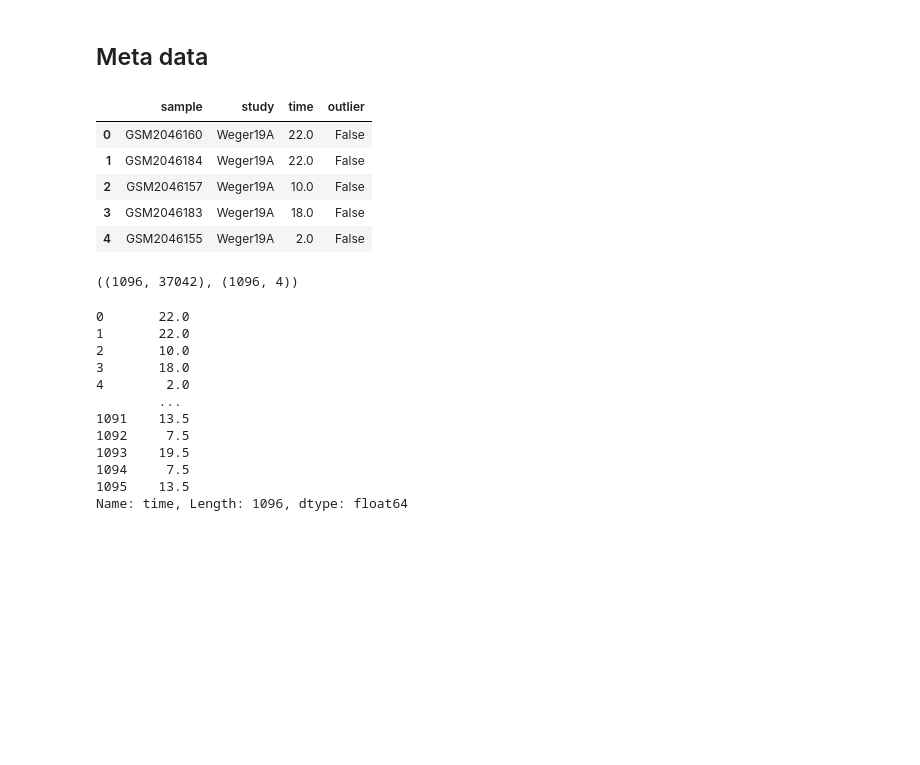
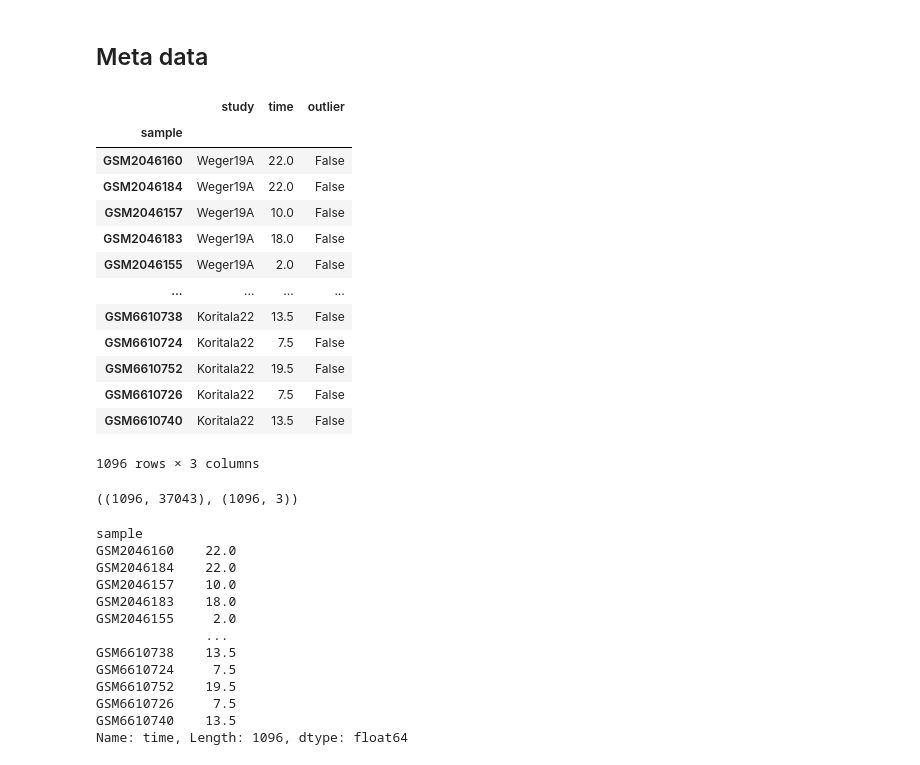
Before and after one commit to galopyz/hprc, a Jupyter notebook: meta_analysis.ipynb, the cells around one changed output. Saved outputs shown, nothing was run; the diff lists cells and outputs as text; code cells hidden in the pictures; blank space fills up the shorter version.

Commit message:
Explore data

```diff
--- a/meta_analysis.ipynb
+++ b/meta_analysis.ipynb
@@ -156,32 +154,41 @@ data.head()
 # %% [markdown]
 ## Meta data
 # %%
-meta_data = pd.read_csv(path/'sample_metadata.txt', sep='\t', low_memory=False)
+meta_data = pd.read_csv(path/'sample_metadata.txt', sep='\t', index_col='sample', low_memory=False)
 meta_data
 # %% [output]
-|  | sample | study | time | outlier |
-| 0 | GSM2046160 | Weger19A | 22.0 | False |
-| 1 | GSM2046184 | Weger19A | 22.0 | False |
-| 2 | GSM2046157 | Weger19A | 10.0 | False |
-| 3 | GSM2046183 | Weger19A | 18.0 | False |
-| 4 | GSM2046155 | Weger19A | 2.0 | False |
+|  | study | time | outlier |
+| sample |  |  |  |
+| GSM2046160 | Weger19A | 22.0 | False |
+| GSM2046184 | Weger19A | 22.0 | False |
+| GSM2046157 | Weger19A | 10.0 | False |
+| GSM2046183 | Weger19A | 18.0 | False |
+| GSM2046155 | Weger19A | 2.0 | False |
+| ... | ... | ... | ... |
+| GSM6610738 | Koritala22 | 13.5 | False |
+| GSM6610724 | Koritala22 | 7.5 | False |
+| GSM6610752 | Koritala22 | 19.5 | False |
+| GSM6610726 | Koritala22 | 7.5 | False |
+| GSM6610740 | Koritala22 | 13.5 | False |
+1096 rows × 3 columns
 # %%
 data.shape, meta_data.shape
 # %% [output]
-((1096, 37042), (1096, 4))
+((1096, 37043), (1096, 3))
 # %%
 meta_data['time']
 # %% [output]
-0       22.0
-1       22.0
-2       10.0
-3       18.0
-4        2.0
-        ...
-1091    13.5
-1092     7.5
-1093    19.5
-1094     7.5
-1095    13.5
+sample
+GSM2046160    22.0
+GSM2046184    22.0
+GSM2046157    10.0
+GSM2046183    18.0
+GSM2046155     2.0
+              ...
+GSM6610738    13.5
+GSM6610724     7.5
+GSM6610752    19.5
+GSM6610726     7.5
+GSM6610740    13.5
 Name: time, Length: 1096, dtype: float64
 # %%
```
Also changed, not shown: parts of 2 cells of this notebook.
